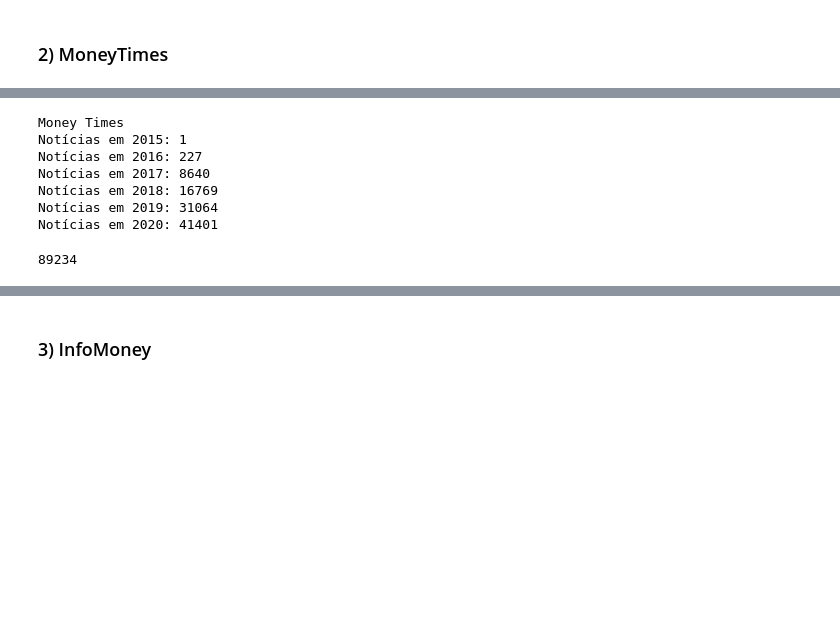
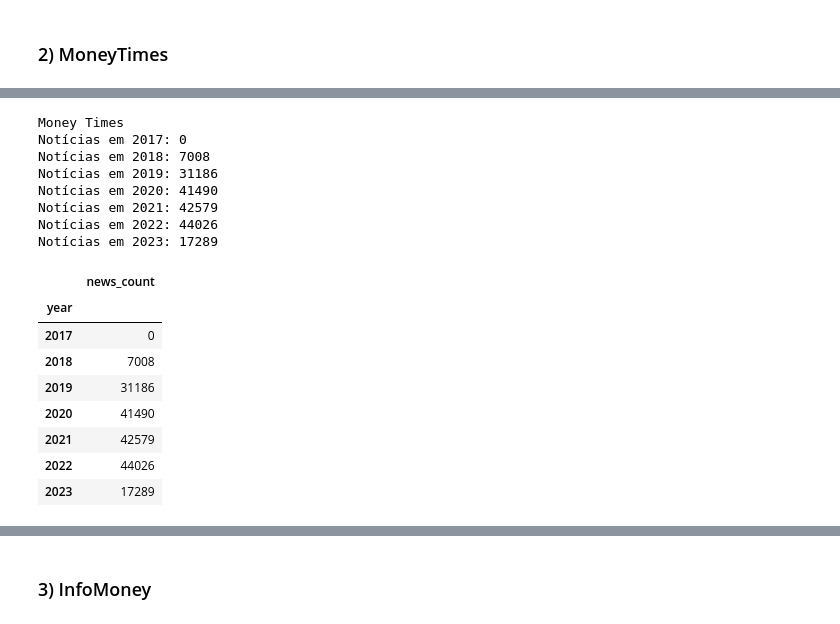
Before and after one commit to mso13/BrazilianFinancialNews, a Jupyter notebook: src/EDA/Exploratory Data Analysis (EDA) on Financial News Textual Content.ipynb, the cells around one changed output, grey strips where cells are left out. Cells and saved outputs as stored; diff of their text form; code cells hidden in the pictures; blank space fills up the shorter version.

```diff
--- a/src/EDA/Exploratory Data Analysis (EDA) on Financial News Textual Content.ipynb
+++ b/src/EDA/Exploratory Data Analysis (EDA) on Financial News Textual Content.ipynb
@@ -101,7 +140,7 @@ print (sum([1453, 7712, 10173]))
 # %% [markdown]
 ### 2) MoneyTimes
 # %%
-with open('../crawlers/money-times/data/results-full-moneytimes-2020.json', encoding='utf8') as json_file:
+with open('../crawlers/money-times/data/moneytimes-latest-results-20230726.json', encoding='utf8') as json_file:
     data = json.load(json_file)
 
 df_moneytimes = pd.DataFrame(data)
@@ -147,22 +186,36 @@ df_moneytimes['topic'].value_counts()[:10].plot(kind='barh')
 # %%
 print ('Money Times')
 
+news_counts_dict = {}
+
 # Number of news per year
-for year in range (2015, 2021):
+for year in range (2017, 2024):
 
     start_date = '{}-01-01'.format(year)
     end_date = '{}-12-31'.format(year)
 
     print('Notícias em {}: {}'.format(year, df_moneytimes.loc[start_date:end_date].shape[0]))
+
+    news_counts_dict[year] = df_moneytimes.loc[start_date:end_date].shape[0]
 # %% [output]
 Money Times
-Notícias em 2015: 1
-Notícias em 2016: 227
-Notícias em 2017: 8640
-Notícias em 2018: 16769
-Notícias em 2019: 31064
-Notícias em 2020: 41401
+Notícias em 2017: 0
+Notícias em 2018: 7008
+Notícias em 2019: 31186
+Notícias em 2020: 41490
+Notícias em 2021: 42579
+Notícias em 2022: 44026
+Notícias em 2023: 17289
-# %%
-print (sum([16769, 31064, 41401]))
-# %% [output]
-89234
+# %%
+df_news_counts = pd.DataFrame(news_counts_dict.items(), columns=['year', 'news_count']).set_index('year')
+df_news_counts
+# %% [output]
+|  | news_count |
+| year |  |
+| 2017 | 0 |
+| 2018 | 7008 |
+| 2019 | 31186 |
+| 2020 | 41490 |
+| 2021 | 42579 |
+| 2022 | 44026 |
+| 2023 | 17289 |
```
Also changed, not shown: parts of 24 cells of this notebook, 3 other files.
